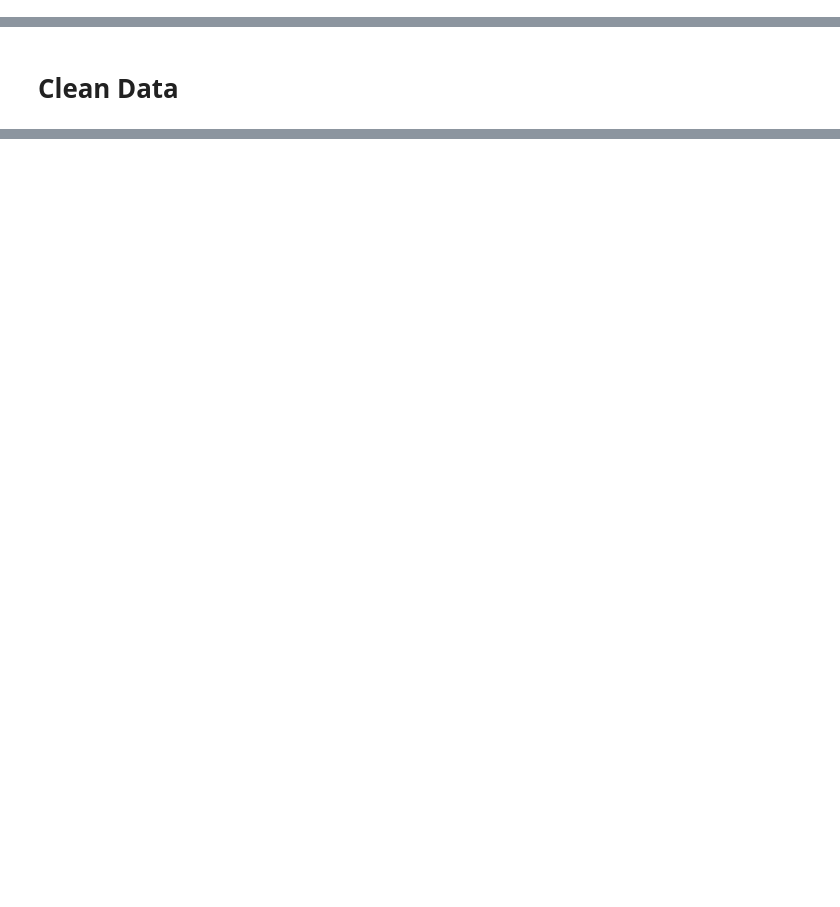
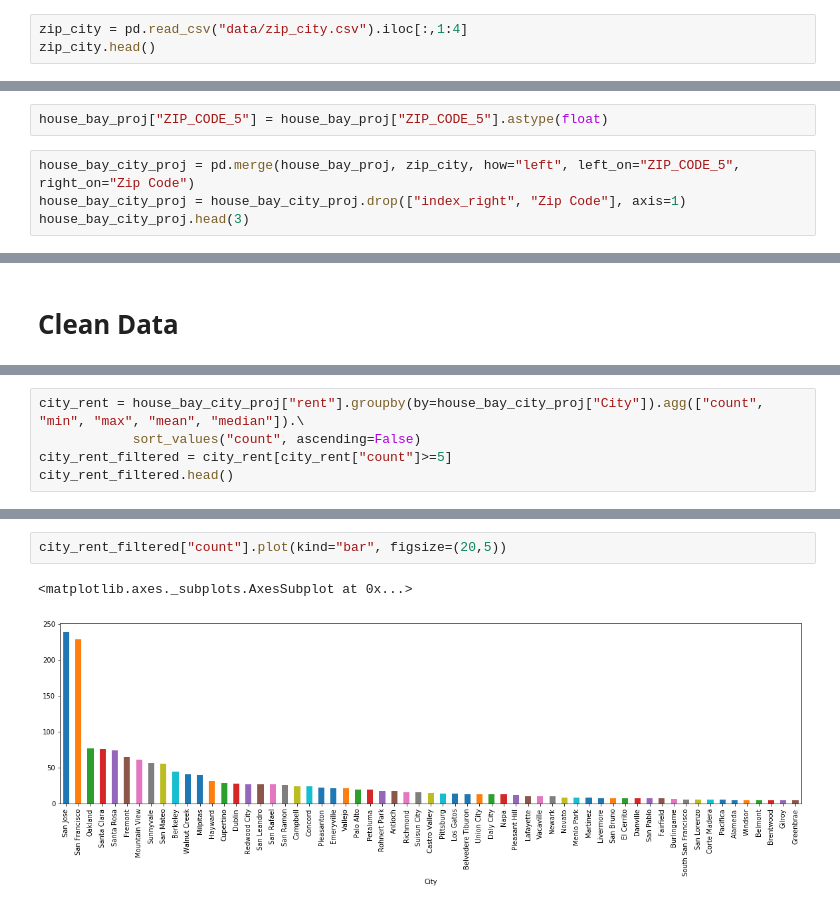
Before and after one commit to tkino15/CP255_final_project, a Jupyter notebook: final_project_housing.ipynb, the cells around one changed output, grey strips where cells are left out. Drawn from its saved outputs; the diff is of its cells as text; blank space fills up the shorter version.

```diff
--- a/final_project_housing.ipynb
+++ b/final_project_housing.ipynb
@@ -194,0 +242,3 @@ house_bay_proj.describe()
+# %%
+zip_city = pd.read_csv("data/zip_city.csv").iloc[:,1:4]
+zip_city.head()
@@ -194,0 +252,6 @@ house_bay_proj.describe()
+# %%
+house_bay_proj["ZIP_CODE_5"] = house_bay_proj["ZIP_CODE_5"].astype(float)
+# %%
+house_bay_city_proj = pd.merge(house_bay_proj, zip_city, how="left", left_on="ZIP_CODE_5", right_on="Zip Code")
+house_bay_city_proj = house_bay_city_proj.drop(["index_right", "Zip Code"], axis=1)
+house_bay_city_proj.head(3)
@@ -265,0 +268,5 @@ house_bay_geodf.shape
+# %%
+city_rent = house_bay_city_proj["rent"].groupby(by=house_bay_city_proj["City"]).agg(["count", "min", "max", "mean", "median"]).\
+            sort_values("count", ascending=False)
+city_rent_filtered = city_rent[city_rent["count"]>=5]
+city_rent_filtered.head()
@@ -265,0 +281,5 @@ house_bay_geodf.shape
+# %%
+city_rent_filtered["count"].plot(kind="bar", figsize=(20,5))
+# %% [output]
+<matplotlib.axes._subplots.AxesSubplot at 0x...>
+[figure, added]
```
Also changed, not shown: parts of 41 cells of this notebook, 27 other files.
